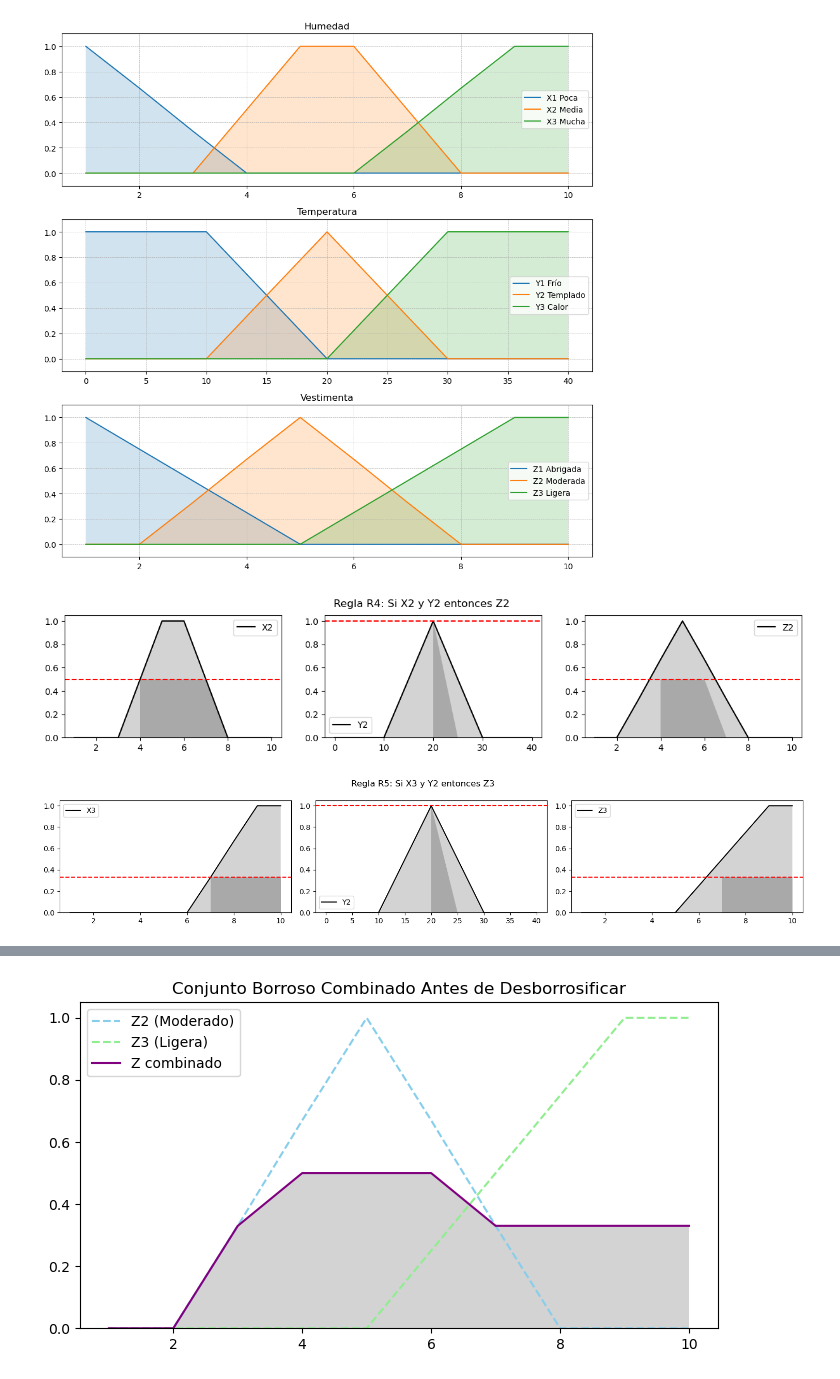
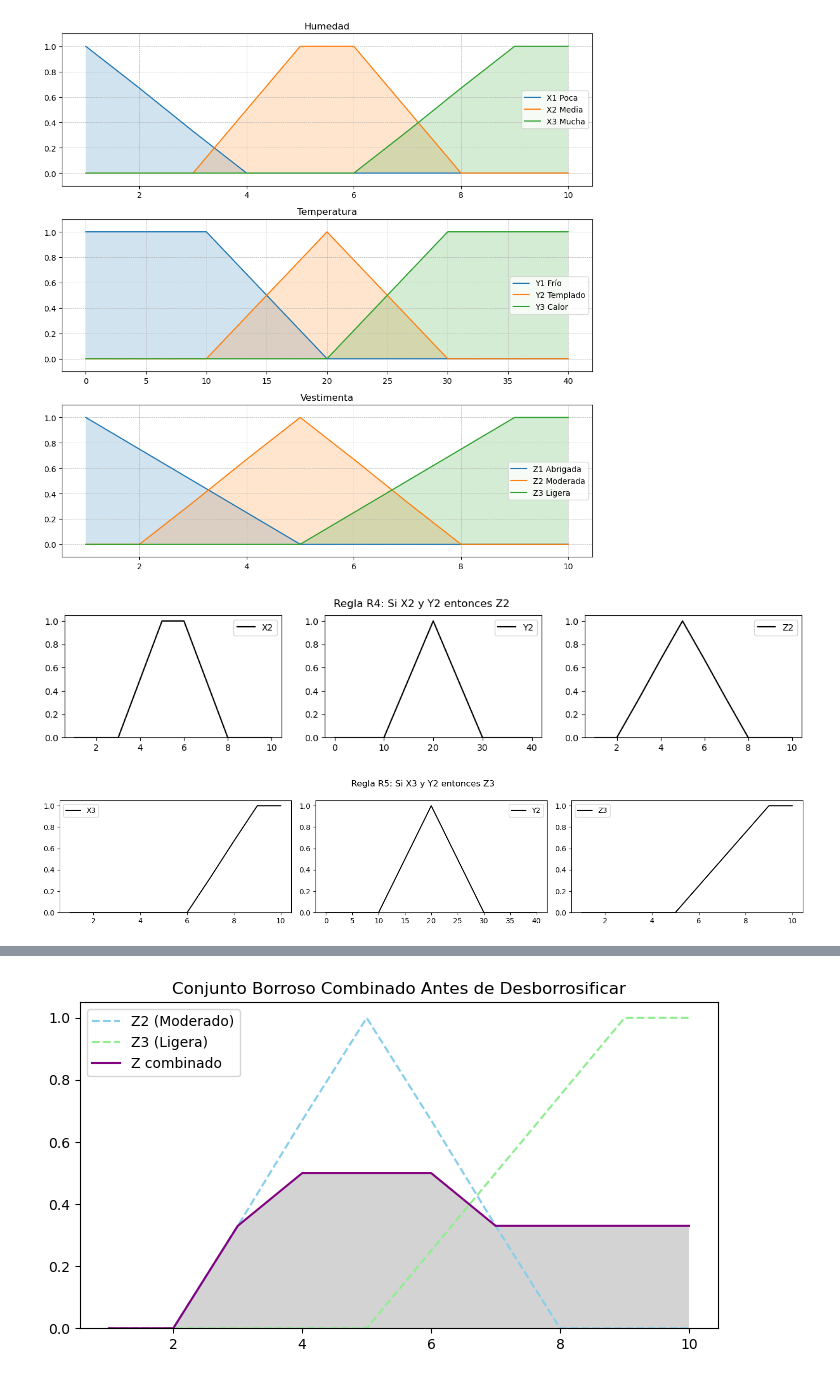
Before and after one commit to julissrock/Master_IA_VIU, a Jupyter notebook: 04MIAR/Representación Gráfica Conjuntos Borrosos.ipynb, the cells around one changed output, grey strips where cells are left out. Drawn from its saved outputs; the diff is of its cells as text; code cells hidden in the pictures.

```diff
--- a/04MIAR/Representación Gráfica Conjuntos Borrosos.ipynb
+++ b/04MIAR/Representación Gráfica Conjuntos Borrosos.ipynb
@@ -188,42 +188,38 @@ import matplotlib.pyplot as plt
 universo_X = [1, 2, 3, 4, 5, 6, 7, 8, 9, 10]
 X2 = [0, 0, 0, 0.5, 1, 1, 0.5, 0, 0, 0]
 X3 = [0, 0, 0, 0, 0, 0, 0.33, 0.67, 1, 1]
 
 universo_Y = [0, 10, 15, 20, 25, 30, 35, 40]
 Y2 = [0, 0, 0.5, 1, 0.5, 0, 0, 0]
 
 universo_Z = [1, 2, 3, 4, 5, 6, 7, 8, 9, 10]
 Z2 = [0, 0, 0.33, 0.67, 1, 0.67, 0.33, 0, 0, 0]
 Z3 = [0, 0, 0, 0, 0, 0.25, 0.5, 0.75, 1, 1]
 
 # Función para graficar
 def plot_fuzzyset(ax, universe, fuzzy_set, xlabel, activation=None):
     ax.plot(universe, fuzzy_set, label=xlabel, linewidth=1.5, color='Black')
-    ax.fill_between(universe, 0, fuzzy_set, facecolor='lightgray')
-    if activation is not None:
-        ax.axhline(y=activation, color='Red', linestyle='--')
-        ax.fill_between(universe, 0, activation, where=[(val >= activation) for val in fuzzy_set], facecolor='darkgray', interpolate=True)
     ax.set_ylim([0, 1.05])
     ax.legend()
 
 # Gráfico para R4
 fig, axs = plt.subplots(nrows=1, ncols=3, figsize=(15, 2.5))
 fig.suptitle('Regla R4: Si X2 y Y2 entonces Z2')
 
-plot_fuzzyset(axs[0], universo_X, X2, 'X2', 0.5)
-plot_fuzzyset(axs[1], universo_Y, Y2, 'Y2', 1)
-plot_fuzzyset(axs[2], universo_Z, Z2, 'Z2', 0.5)
+plot_fuzzyset(axs[0], universo_X, X2, 'X2')
+plot_fuzzyset(axs[1], universo_Y, Y2, 'Y2')
+plot_fuzzyset(axs[2], universo_Z, Z2, 'Z2')
 
 # Gráfico para R5
 fig, axs = plt.subplots(nrows=1, ncols=3, figsize=(15, 3))
 fig.suptitle('Regla R5: Si X3 y Y2 entonces Z3')
 
-plot_fuzzyset(axs[0], universo_X, X3, 'X3', 0.33)
-plot_fuzzyset(axs[1], universo_Y, Y2, 'Y2', 1)
-plot_fuzzyset(axs[2], universo_Z, Z3, 'Z3', 0.33)
+plot_fuzzyset(axs[0], universo_X, X3, 'X3')
+plot_fuzzyset(axs[1], universo_Y, Y2, 'Y2')
+plot_fuzzyset(axs[2], universo_Z, Z3, 'Z3')
 
 plt.tight_layout()
 plt.show()
 # %% [output]
-[figure, old version]
+[figure, new version]
-[figure, old version]
+[figure, new version]
```
Also changed, not shown: parts of 1 cell of this notebook, 1 other file.
